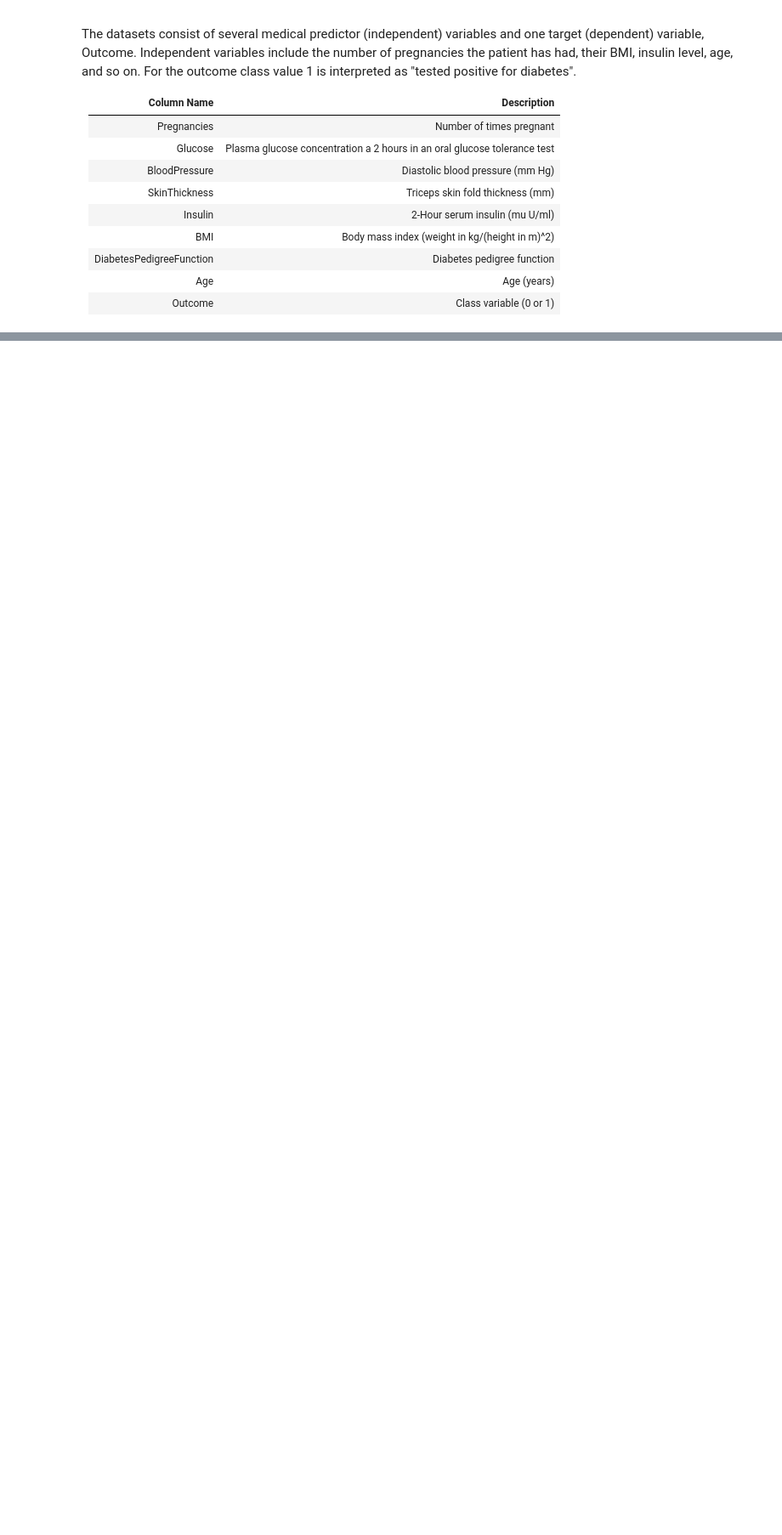
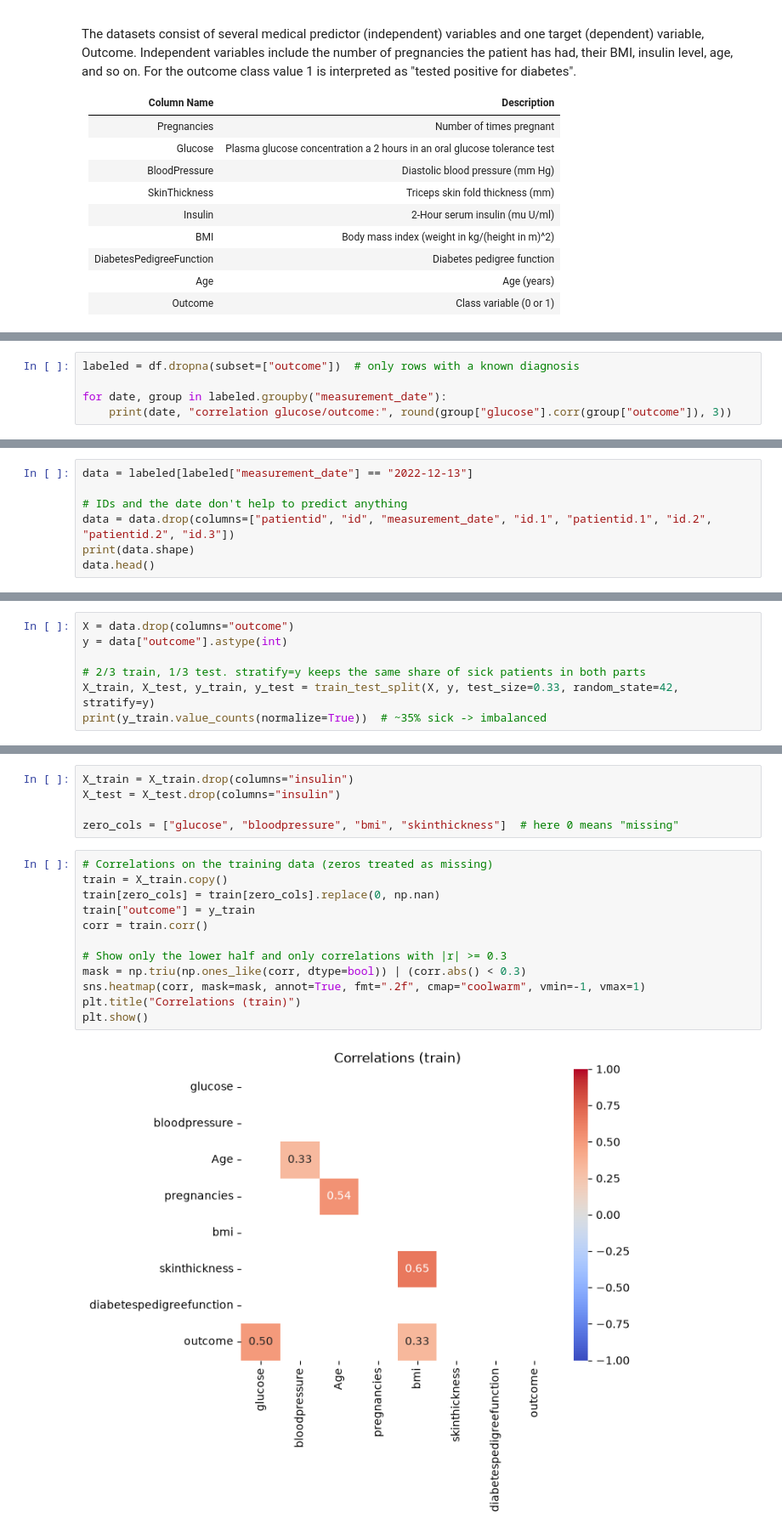
Before and after one commit to TokioKral/my_ds-diabetes-challenge, a Jupyter notebook: 1_diabetes_challenge.ipynb, the cells around one changed output, grey strips where cells are left out. Shown at 85% size. Saved outputs shown, nothing was run; the diff lists cells and outputs as text; blank space fills up the shorter version.

```diff
--- a/1_diabetes_challenge.ipynb
+++ b/1_diabetes_challenge.ipynb
@@ -389,0 +89,5 @@ LogisticRegression(max_iter=1000)
+# %%
+labeled = df.dropna(subset=["outcome"])  # only rows with a known diagnosis
+
+for date, group in labeled.groupby("measurement_date"):
+    print(date, "correlation glucose/outcome:", round(group["glucose"].corr(group["outcome"]), 3))
@@ -389,0 +101,7 @@ LogisticRegression(max_iter=1000)
+# %%
+data = labeled[labeled["measurement_date"] == "2022-12-13"]
+
+# IDs and the date don't help to predict anything
+data = data.drop(columns=["patientid", "id", "measurement_date", "id.1", "patientid.1", "id.2", "patientid.2", "id.3"])
+print(data.shape)
+data.head()
@@ -389,0 +126,7 @@ LogisticRegression(max_iter=1000)
+# %%
+X = data.drop(columns="outcome")
+y = data["outcome"].astype(int)
+
+# 2/3 train, 1/3 test. stratify=y keeps the same share of sick patients in both parts
+X_train, X_test, y_train, y_test = train_test_split(X, y, test_size=0.33, random_state=42, stratify=y)
+print(y_train.value_counts(normalize=True))  # ~35% sick -> imbalanced
@@ -389,0 +159,19 @@ LogisticRegression(max_iter=1000)
+# %%
+X_train = X_train.drop(columns="insulin")
+X_test = X_test.drop(columns="insulin")
+
+zero_cols = ["glucose", "bloodpressure", "bmi", "skinthickness"]  # here 0 means "missing"
+# %%
+# Correlations on the training data (zeros treated as missing)
+train = X_train.copy()
+train[zero_cols] = train[zero_cols].replace(0, np.nan)
+train["outcome"] = y_train
+corr = train.corr()
+
+# Show only the lower half and only correlations with |r| >= 0.3
+mask = np.triu(np.ones_like(corr, dtype=bool)) | (corr.abs() < 0.3)
+sns.heatmap(corr, mask=mask, annot=True, fmt=".2f", cmap="coolwarm", vmin=-1, vmax=1)
+plt.title("Correlations (train)")
+plt.show()
+# %% [output]
+[figure, added]
```
Also changed, not shown: parts of 54 cells of this notebook, 2 other files.
